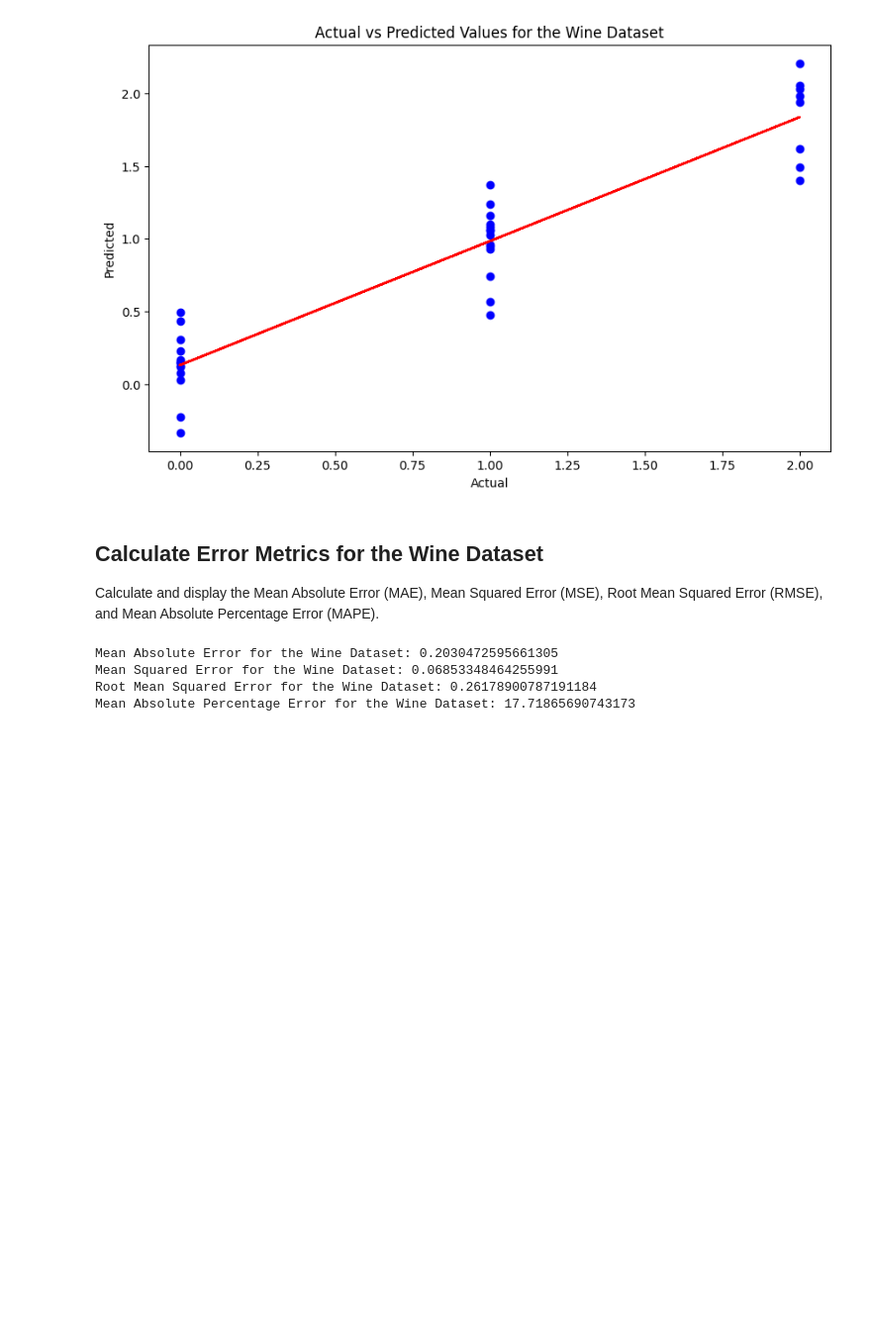
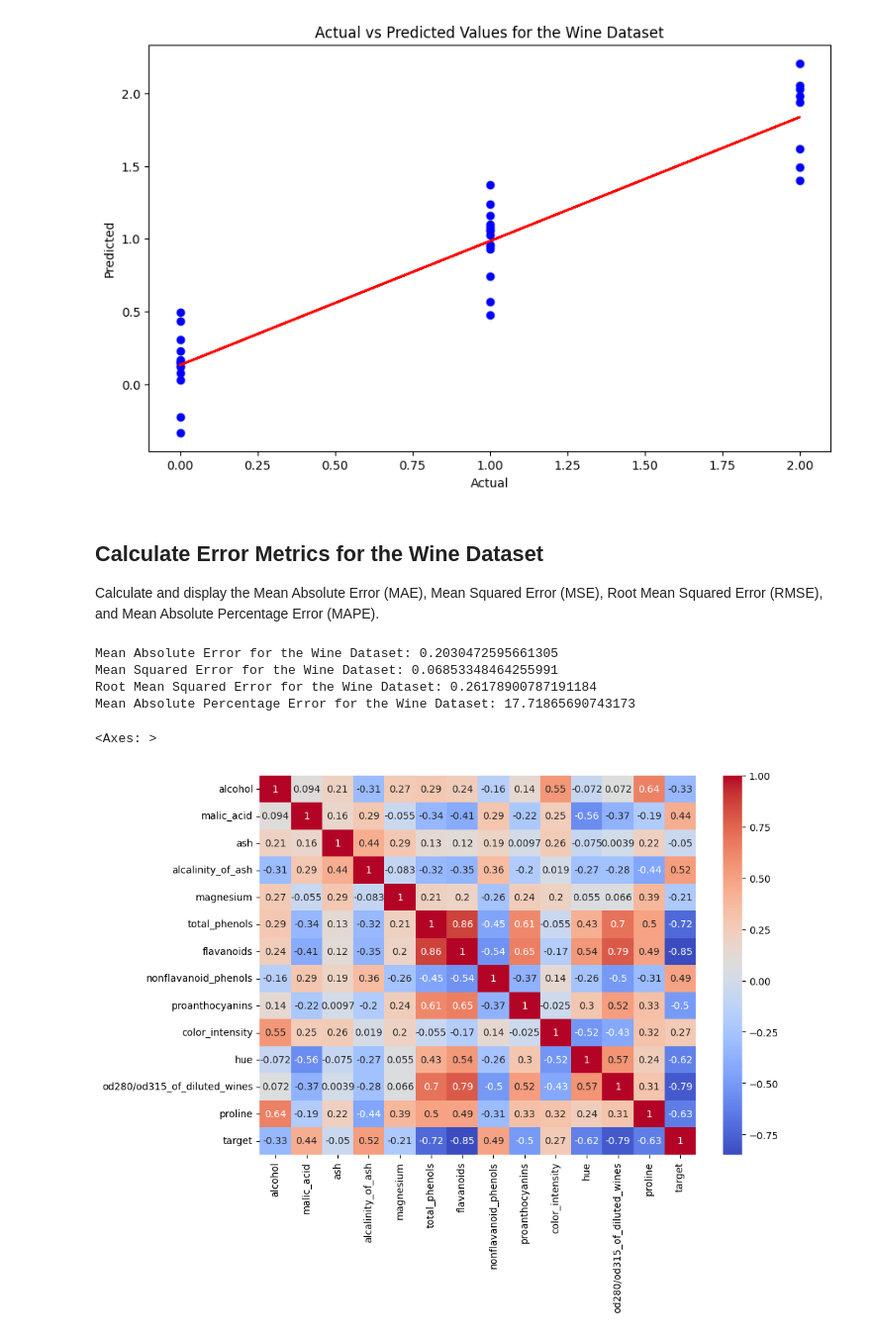
Before and after one commit to kbdharun/ML-Lab, a Jupyter notebook: Lab4/LR-on-multiple-datasets.ipynb, the cells around one changed output. Shown at 99% size. Cells and saved outputs as stored; diff of their text form; code cells hidden in the pictures; blank space fills up the shorter version.

Commit message:
feat: add heatmap to LR code

```diff
--- a/Lab4/LR-on-multiple-datasets.ipynb
+++ b/Lab4/LR-on-multiple-datasets.ipynb
@@ -310,3 +312,10 @@ Mean Absolute Error for the Wine Dataset: 0.2030472595661305
 Mean Squared Error for the Wine Dataset: 0.06853348464255991
 Root Mean Squared Error for the Wine Dataset: 0.26178900787191184
 Mean Absolute Percentage Error for the Wine Dataset: 17.71865690743173
+# %%
+# Displaying the correlation matrix
+plt.figure(figsize=(10, 7))
+sns.heatmap(wine_df.corr(), annot=True, cmap='coolwarm')
+# %% [output]
+<Axes: >
+[figure, added]
```
Also changed, not shown: parts of 1 cell of this notebook.
